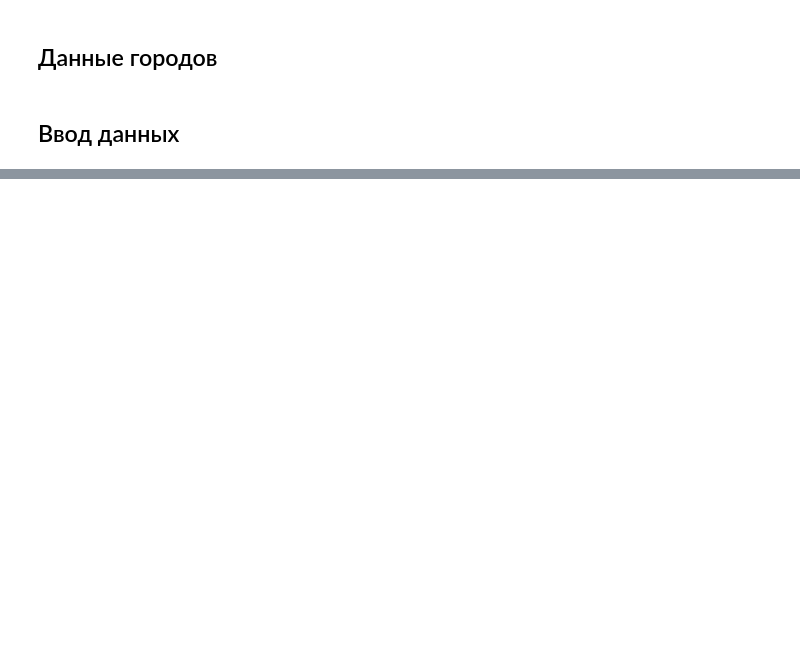
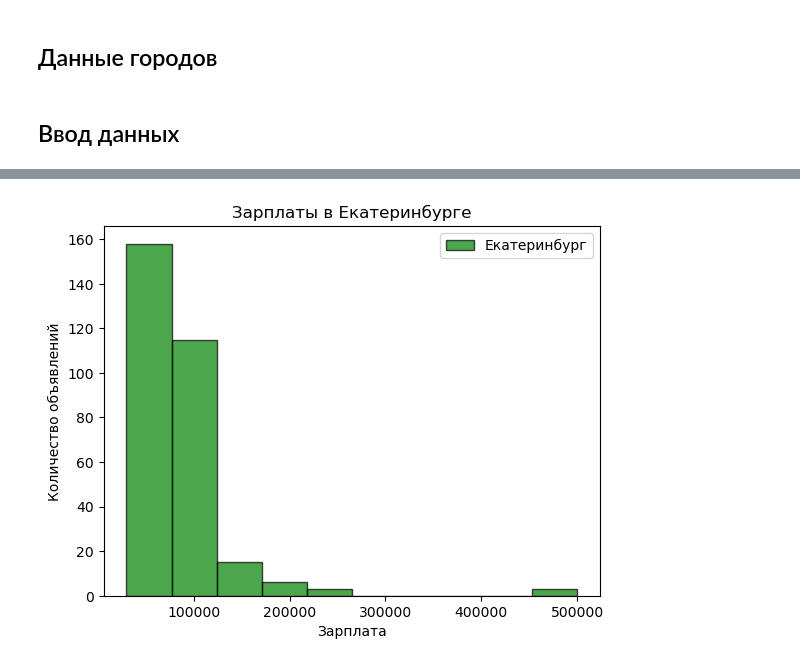
Before and after one commit to Arttech-DS/Project_1, a Jupyter notebook: Project_1.ipynb, the cells around one changed output, grey strips where cells are left out. Saved outputs shown, nothing was run; the diff lists cells and outputs as text; code cells hidden in the pictures; blank space fills up the shorter version.

```diff
--- a/Project_1.ipynb
+++ b/Project_1.ipynb
@@ -22,3 +9,15 @@ areas = [
+# %%
+areas = [
+
+    # Все данные о городах есть в документации hh.ru - https://api.hh.ru/areas
+    {"id":"76","name":"Ростов-на-Дону"},# 1
+    {"id":"66","name":"Нижний Новгород"},# 2
+    {"id":"4","name":"Новосибирск"},# 3!
+    {"id":"88","name":"Казань"},# 4
+    {"id":"1","name":"Москва"},# 5
+    {"id":"2","name":"Санкт-Петербург"},# 6
+    {"id":"3","name":"Екатеринбург"}# 7
+    ]
 # %% [markdown]
 ## Ввод данных
 # %%
@@ -179,0 +182,11 @@ sns.barplot(data=saler, x="cost", y="city") #2000
+# %%
+x = sorted(list_job['Екатеринбург'])
+
+plt.hist(x,edgecolor='black',alpha = 0.7,color='green', label='Екатеринбург')
+plt.xlabel('Зарплата')
+plt.ylabel('Количество объявлений')
+plt.title('Зарплаты в Екатеринбурге')
+plt.legend()
+plt.show()
+# %% [output]
+[figure, added]
```
Also changed, not shown: parts of 30 cells of this notebook, 1 other file.
